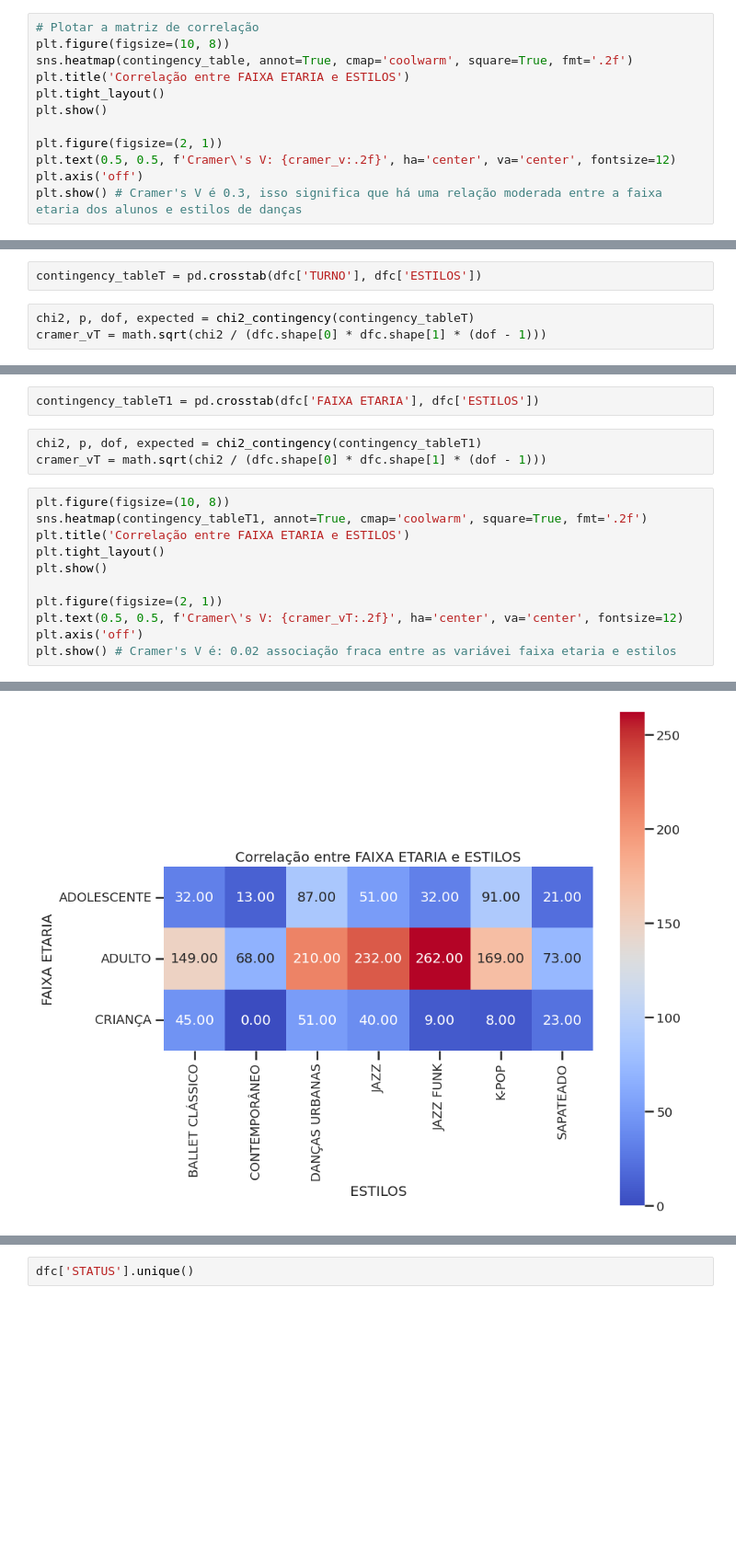
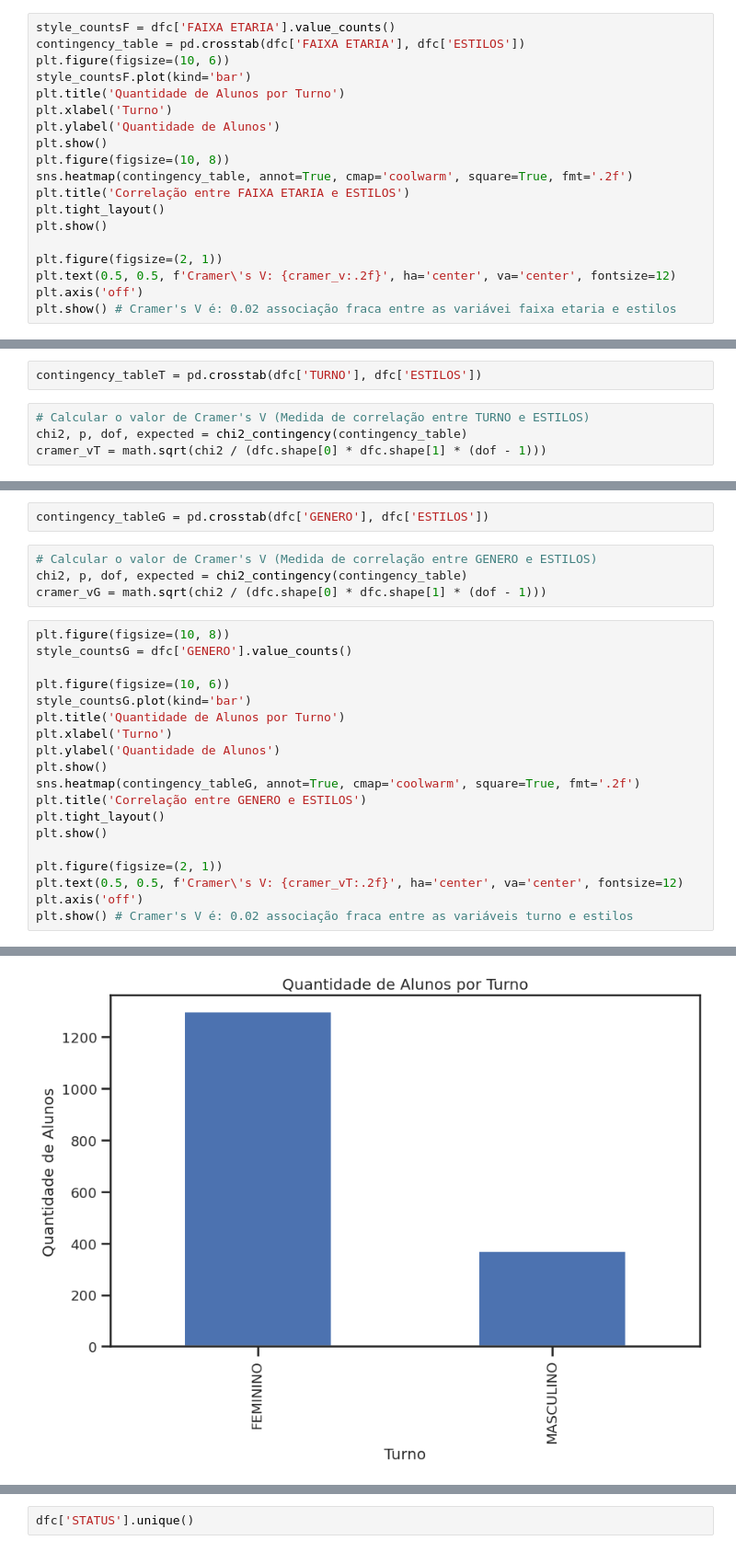
Before and after one commit to KoreTane/PredictiveLeadManagement, a Jupyter notebook: CBS_Dance_EDA.ipynb, the cells around one changed output, grey strips where cells are left out. Shown: that part at 92% size. Drawn from its saved outputs; the diff is of its cells as text; blank space fills up the shorter version.

```diff
--- a/CBS_Dance_EDA.ipynb
+++ b/CBS_Dance_EDA.ipynb
@@ -108,7 +108,14 @@ contingency_table = pd.crosstab(dfc['FAIXA ETARIA'], dfc['ESTILOS'])
 chi2, p, dof, expected = chi2_contingency(contingency_table)
 cramer_v = math.sqrt(chi2 / (dfc.shape[0] * dfc.shape[1] * (dof - 1)))
 # %%
-# Plotar a matriz de correlação
+style_countsF = dfc['FAIXA ETARIA'].value_counts()
+contingency_table = pd.crosstab(dfc['FAIXA ETARIA'], dfc['ESTILOS'])
+plt.figure(figsize=(10, 6))
+style_countsF.plot(kind='bar')
+plt.title('Quantidade de Alunos por Turno')
+plt.xlabel('Turno')
+plt.ylabel('Quantidade de Alunos')
+plt.show()
 plt.figure(figsize=(10, 8))
 sns.heatmap(contingency_table, annot=True, cmap='coolwarm', square=True, fmt='.2f')
 plt.title('Correlação entre FAIXA ETARIA e ESTILOS')
@@ -118,5 +125,5 @@ plt.show()
 plt.figure(figsize=(2, 1))
 plt.text(0.5, 0.5, f'Cramer\'s V: {cramer_v:.2f}', ha='center', va='center', fontsize=12)
 plt.axis('off')
-plt.show() # Cramer's V é 0.3, isso significa que há uma relação moderada entre a faixa etaria dos alunos e estilos de danças
+plt.show() # Cramer's V é: 0.02 associação fraca entre as variávei faixa etaria e estilos
 # %% [output]
@@ -136,6 +133,7 @@ plt.show()
 # %%
 contingency_tableT = pd.crosstab(dfc['TURNO'], dfc['ESTILOS'])
 # %%
-chi2, p, dof, expected = chi2_contingency(contingency_tableT)
+# Calcular o valor de Cramer's V (Medida de correlação entre TURNO e ESTILOS)
+chi2, p, dof, expected = chi2_contingency(contingency_table)
 cramer_vT = math.sqrt(chi2 / (dfc.shape[0] * dfc.shape[1] * (dof - 1)))
 # %%
@@ -166,17 +162,26 @@ plt.show()
 # %%
-contingency_tableT1 = pd.crosstab(dfc['FAIXA ETARIA'], dfc['ESTILOS'])
+contingency_tableG = pd.crosstab(dfc['GENERO'], dfc['ESTILOS'])
 # %%
-chi2, p, dof, expected = chi2_contingency(contingency_tableT1)
-cramer_vT = math.sqrt(chi2 / (dfc.shape[0] * dfc.shape[1] * (dof - 1)))
+# Calcular o valor de Cramer's V (Medida de correlação entre GENERO e ESTILOS)
+chi2, p, dof, expected = chi2_contingency(contingency_table)
+cramer_vG = math.sqrt(chi2 / (dfc.shape[0] * dfc.shape[1] * (dof - 1)))
 # %%
 plt.figure(figsize=(10, 8))
-sns.heatmap(contingency_tableT1, annot=True, cmap='coolwarm', square=True, fmt='.2f')
-plt.title('Correlação entre FAIXA ETARIA e ESTILOS')
+style_countsG = dfc['GENERO'].value_counts()
+
+plt.figure(figsize=(10, 6))
+style_countsG.plot(kind='bar')
+plt.title('Quantidade de Alunos por Turno')
+plt.xlabel('Turno')
+plt.ylabel('Quantidade de Alunos')
+plt.show()
+sns.heatmap(contingency_tableG, annot=True, cmap='coolwarm', square=True, fmt='.2f')
+plt.title('Correlação entre GENERO e ESTILOS')
 plt.tight_layout()
 plt.show()
 
 plt.figure(figsize=(2, 1))
 plt.text(0.5, 0.5, f'Cramer\'s V: {cramer_vT:.2f}', ha='center', va='center', fontsize=12)
 plt.axis('off')
-plt.show() # Cramer's V é: 0.02 associação fraca entre as variávei faixa etaria e estilos
+plt.show() # Cramer's V é: 0.02 associação fraca entre as variáveis turno e estilos
 # %% [output]
@@ -183 +189 @@ plt.show() # Cramer's V é: 0.02 associação fraca entre as variávei faixa eta
-[figure, old version]
+[figure, new version]
```
Also changed, not shown: parts of 21 cells of this notebook.
